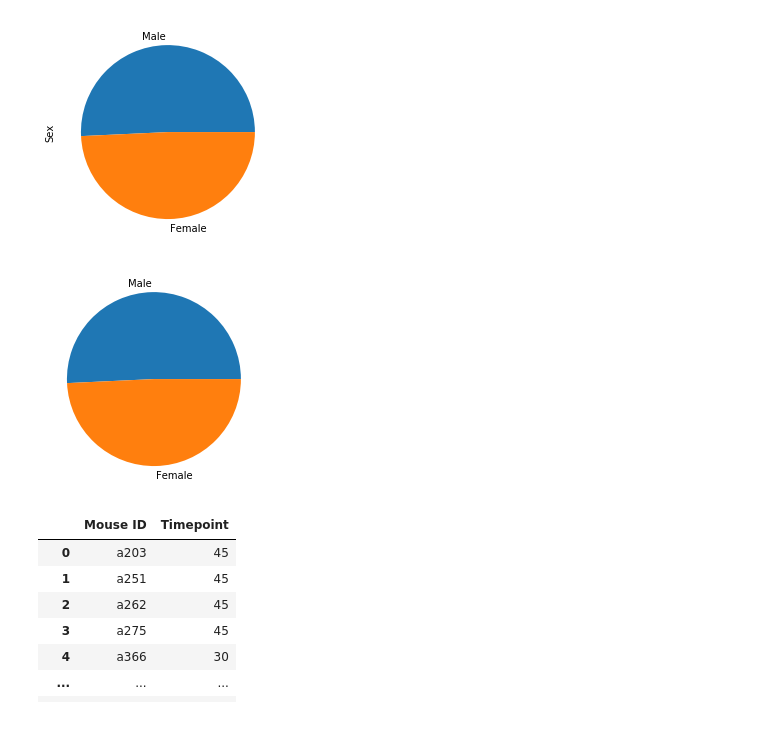
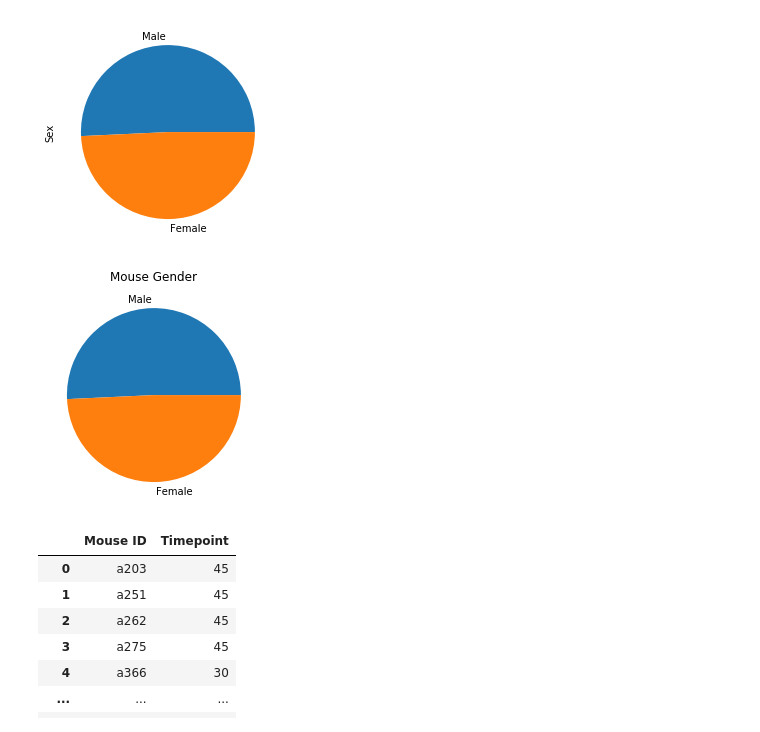
Before and after one commit to gotar1/Pymaceuticals, a Jupyter notebook: Pymaceuticals/pymaceuticals.ipynb, the cells around one changed output. Cells and saved outputs as stored; diff of their text form; code cells hidden in the pictures.

```diff
--- a/Pymaceuticals/pymaceuticals.ipynb
+++ b/Pymaceuticals/pymaceuticals.ipynb
@@ -155,12 +155,11 @@ pie_chart = pie_chart_data.plot.pie()
 [figure]
 # %%
 labels = ['Male', 'Female']
-
 plt.pie(pie_chart_data, labels=labels)
-# plt.title(Drug Regimen vs Number of Mice)
+plt.title('Mouse Gender')
 plt.show()
 # %% [output]
-[figure, old version]
+[figure, new version]
 # %%
 max_df = clean_combined_data.groupby('Mouse ID')['Timepoint'].max().reset_index()
 max_df
```
Also changed, not shown: parts of 10 cells of this notebook.
